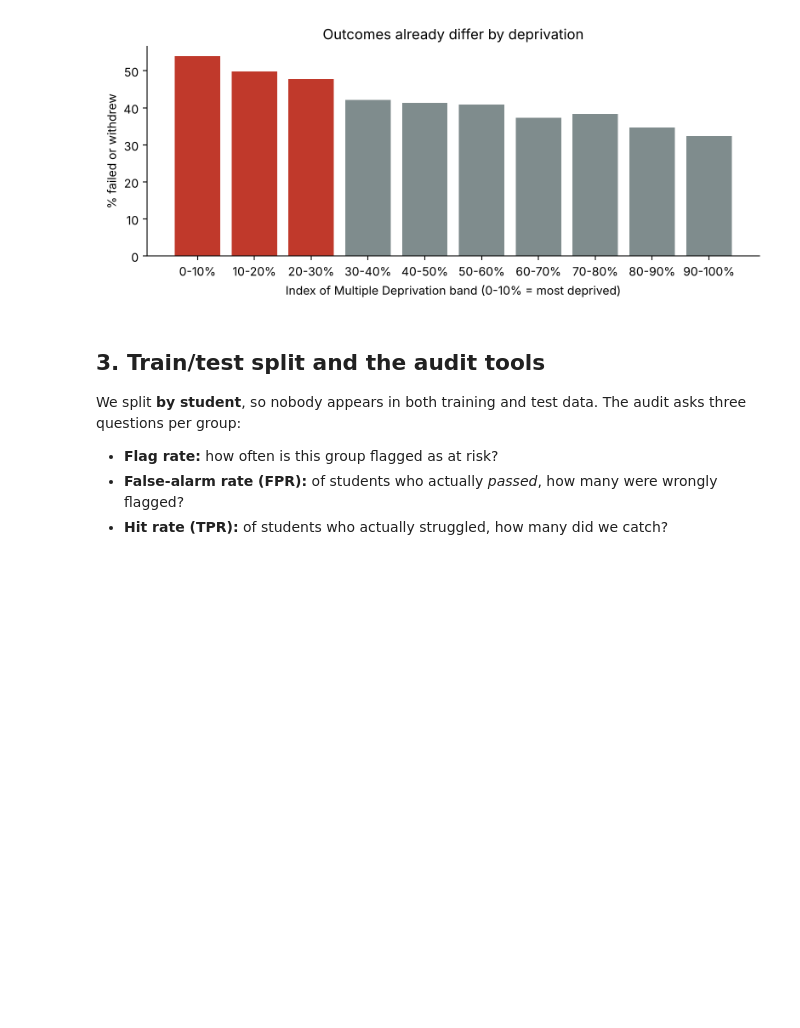
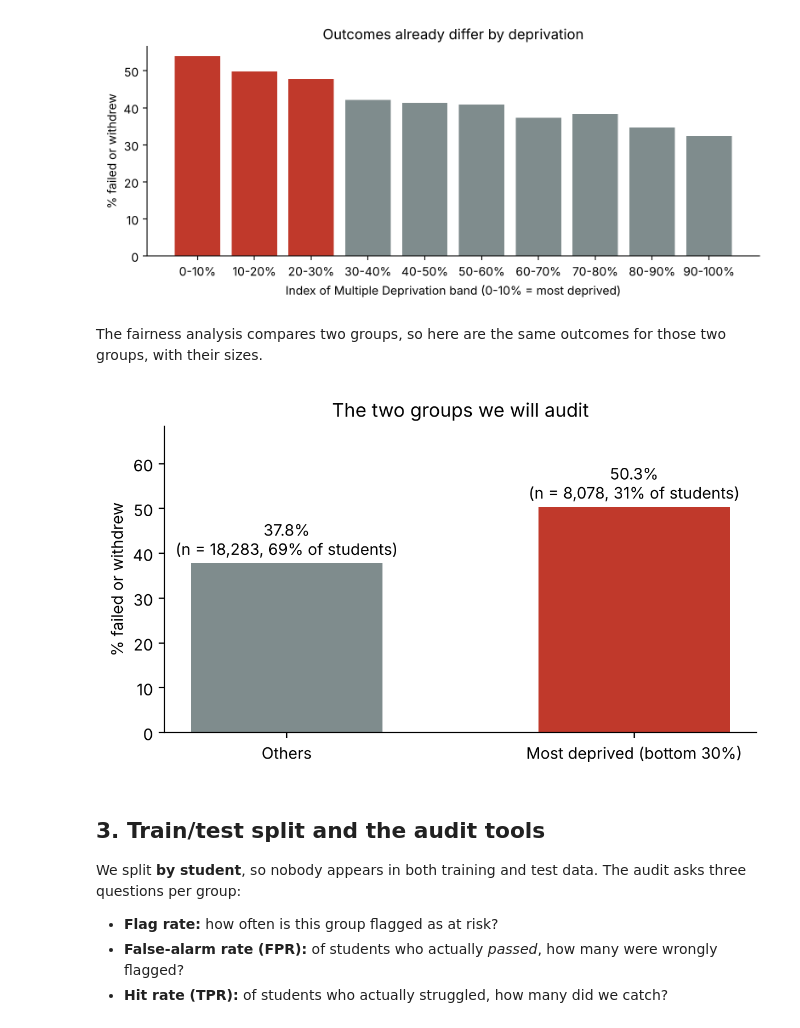
Before and after one commit to DEHO-OSCAR-BLESSED/fairness-in-learning-analytics-demo, a Jupyter notebook: fairness_demo.ipynb, the cells around one changed output. Drawn from its saved outputs; the diff is of its cells as text; code cells hidden in the pictures; blank space fills up the shorter version.

Commit message:
Add two-group outcome chart; clarify reweighing wording

```diff
--- a/fairness_demo.ipynb
+++ b/fairness_demo.ipynb
@@ -89,6 +89,22 @@ ax.set_title("Outcomes already differ by deprivation"); ax.spines[["top", "right
 plt.tight_layout(); plt.show()
 # %% [output]
 [figure]
+# %% [markdown]
+The fairness analysis compares two groups, so here are the same outcomes for those two groups, with their sizes.
+# %%
+grp = df.groupby(PROTECTED).agg(n=("at_risk", "size"), rate=("at_risk", "mean"))
+labels = ["Others", {"deprived": "Most deprived (bottom 30%)", "disabled": "Disability"}[PROTECTED]]
+
+fig, ax = plt.subplots(figsize=(6, 3.5))
+bars = ax.bar(labels, grp.rate.values * 100, color=["#7f8c8d", "#c0392b"], width=0.55)
+for b, (n, r) in zip(bars, grp.itertuples(index=False)):
+    ax.text(b.get_x() + b.get_width() / 2, b.get_height() + 1, f"{r:.1%}\n(n = {n:,}, {n / grp.n.sum():.0%} of students)",
+            ha="center", va="bottom", fontsize=10)
+ax.set_ylim(0, max(grp.rate) * 100 + 18); ax.set_ylabel("% failed or withdrew")
+ax.set_title("The two groups we will audit"); ax.spines[["top", "right"]].set_visible(False)
+plt.tight_layout(); plt.show()
+# %% [output]
+[figure, added]
 # %% [markdown]
 ## 3. Train/test split and the audit tools
 
```
Also changed, not shown: parts of 1 cell of this notebook.
